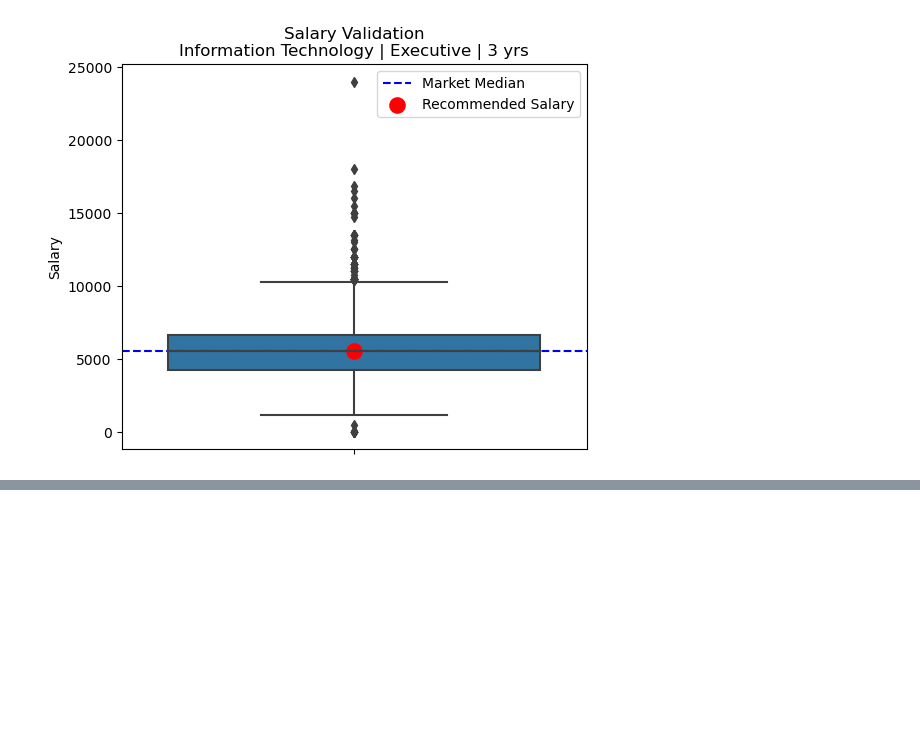
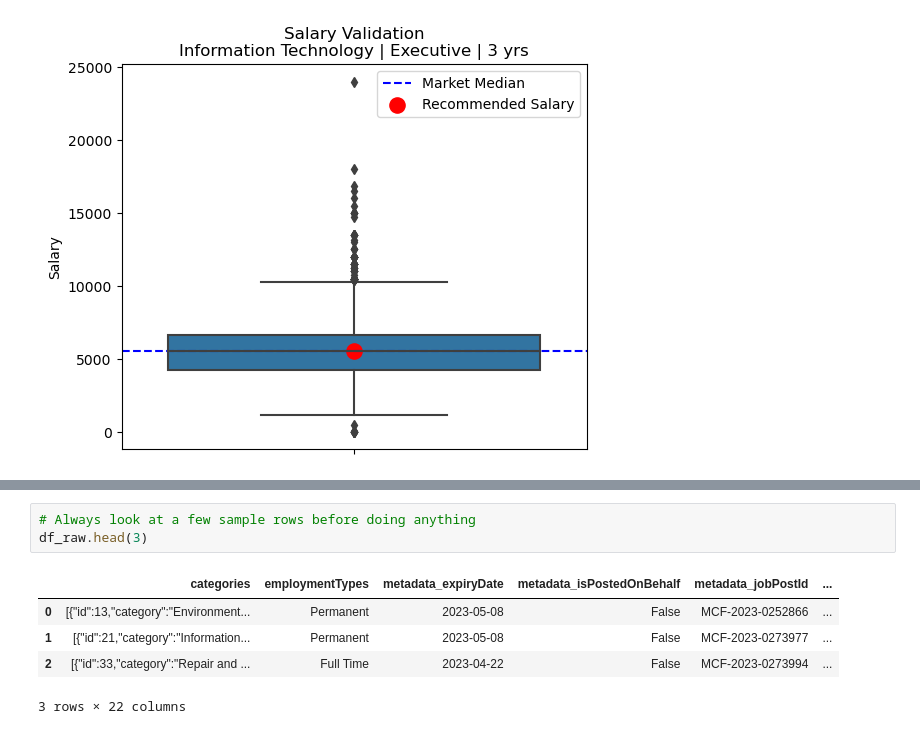
Before and after one commit to oasisgem/Module1Hackathon, a Jupyter notebook: job_postings_salary_benchmark.ipynb, the cells around one changed output, grey strips where cells are left out. Drawn from its saved outputs; the diff is of its cells as text; blank space fills up the shorter version.

```diff
--- a/job_postings_salary_benchmark.ipynb
+++ b/job_postings_salary_benchmark.ipynb
@@ -219,0 +265,9 @@ plt.show()
+# %%
+# Always look at a few sample rows before doing anything
+df_raw.head(3)
+# %% [output]
+|  | categories | employmentTypes | metadata_expiryDate | metadata_isPostedOnBehalf | metadata_jobPostId | ... |
+| 0 | [{"id":13,"category":"Environment... | Permanent | 2023-05-08 | False | MCF-2023-0252866 | ... |
+| 1 | [{"id":21,"category":"Information... | Permanent | 2023-05-08 | False | MCF-2023-0273977 | ... |
+| 2 | [{"id":33,"category":"Repair and ... | Full Time | 2023-04-22 | False | MCF-2023-0273994 | ... |
+3 rows × 22 columns
```
Also changed, not shown: parts of 21 cells of this notebook.
